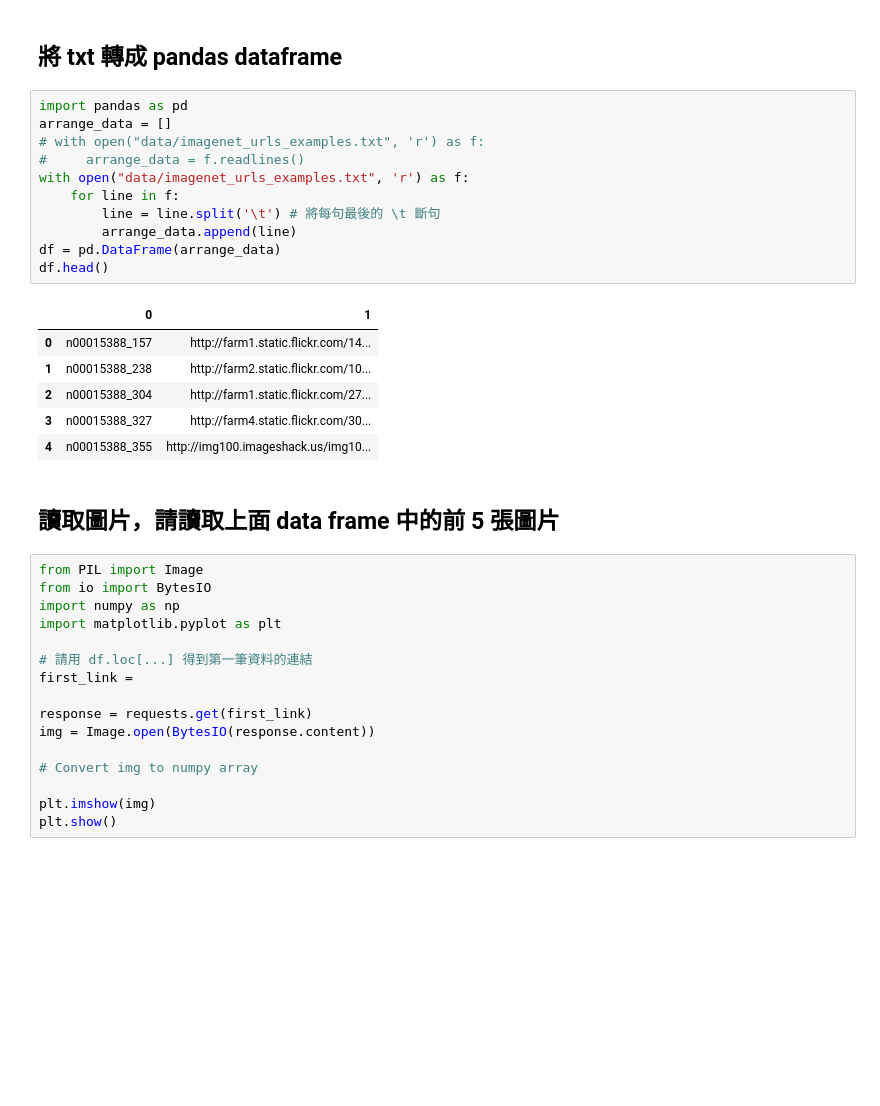
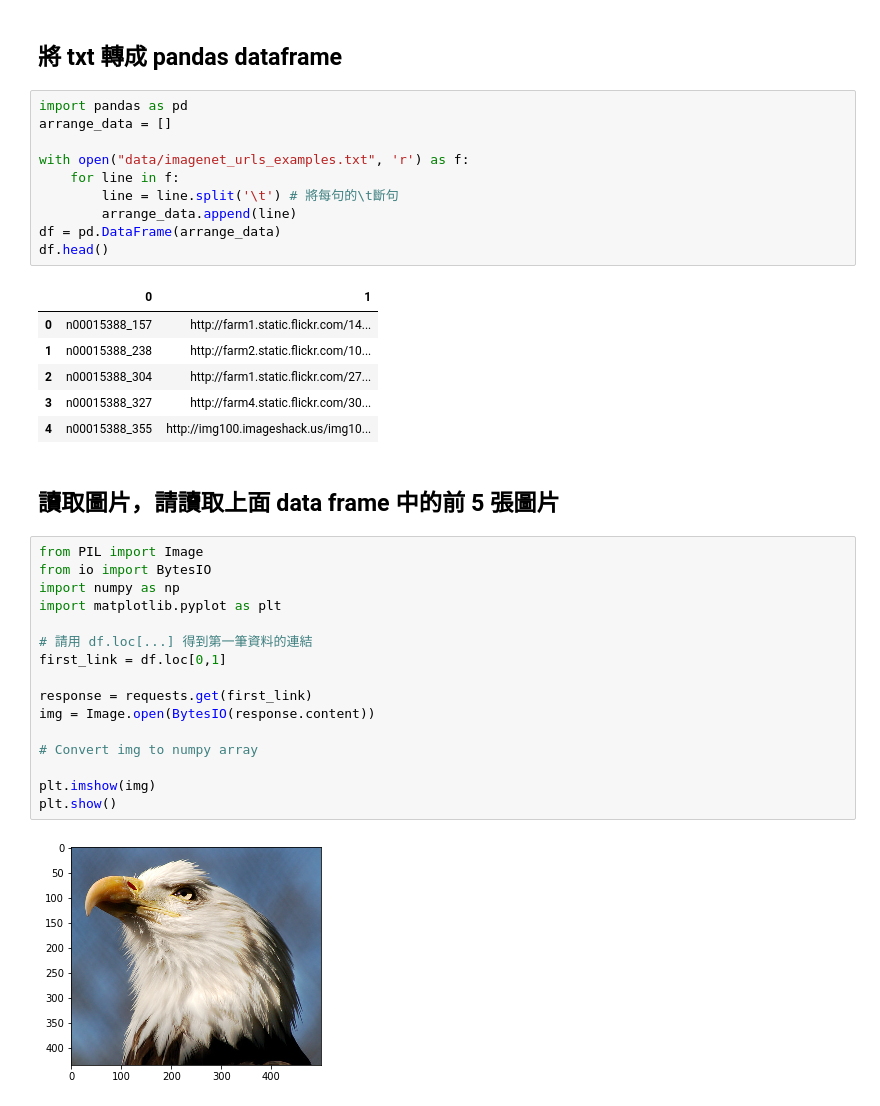
Before and after one commit to JunoWu728/3rd-ML100Days, a Jupyter notebook: homework/Day_005-2_HW.ipynb, the cells around one changed output. Cells and saved outputs as stored; diff of their text form; blank space fills up the shorter version.

```diff
--- a/homework/Day_005-2_HW.ipynb
+++ b/homework/Day_005-2_HW.ipynb
@@ -43,11 +44,10 @@ data[1]
 # %%
 import pandas as pd
 arrange_data = []
-# with open("data/imagenet_urls_examples.txt", 'r') as f:
-#     arrange_data = f.readlines()
+
 with open("data/imagenet_urls_examples.txt", 'r') as f:
     for line in f:
-        line = line.split('\t') # 將每句最後的 \t 斷句
+        line = line.split('\t') # 將每句的\t斷句
         arrange_data.append(line)
 df = pd.DataFrame(arrange_data)
 df.head()
@@ -63,19 +63,21 @@ df.head()
 # %%
 from PIL import Image
 from io import BytesIO
 import numpy as np
 import matplotlib.pyplot as plt
 
 # 請用 df.loc[...] 得到第一筆資料的連結
-first_link =
+first_link = df.loc[0,1]
 
 response = requests.get(first_link)
 img = Image.open(BytesIO(response.content))
 
 # Convert img to numpy array
 
 plt.imshow(img)
 plt.show()
+# %% [output]
+[figure, added]
 # %%
 def img2arr_fromURLs(url_list, resize = False):
     """
```
Also changed, not shown: parts of 4 cells of this notebook.
